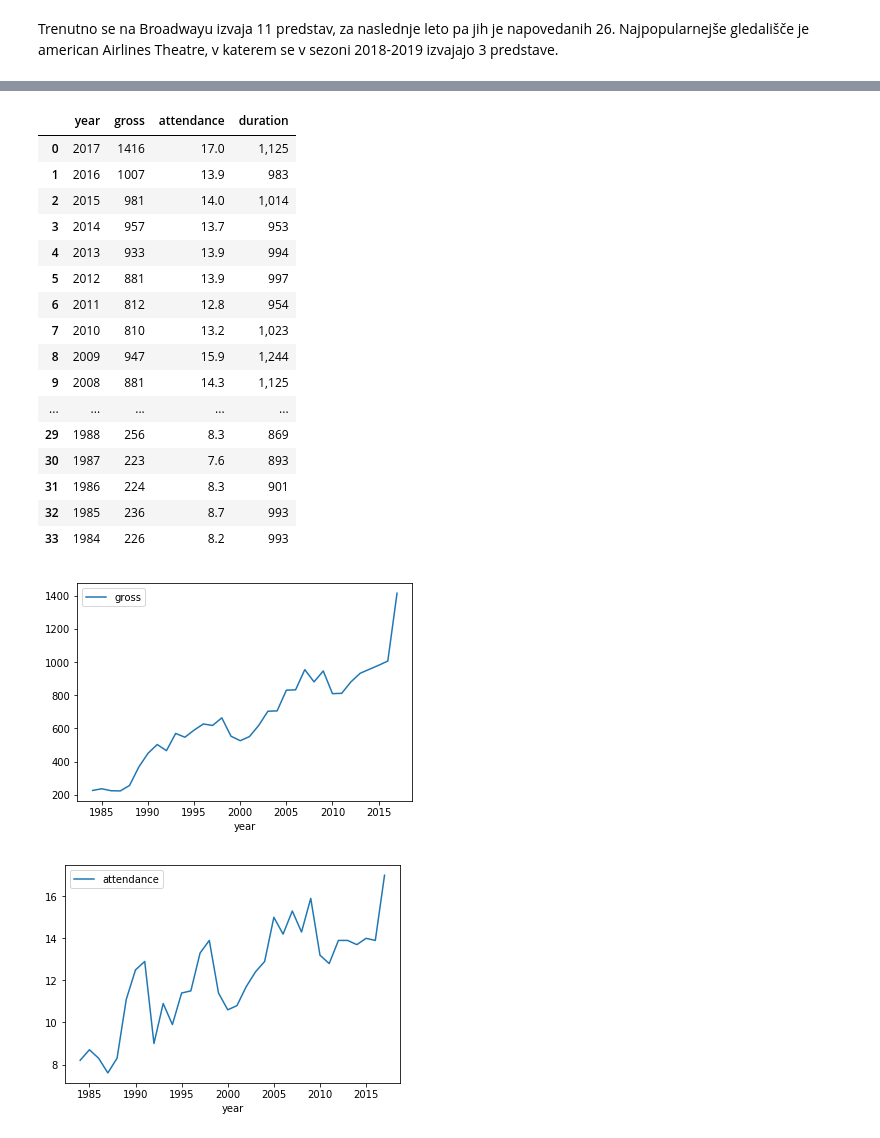
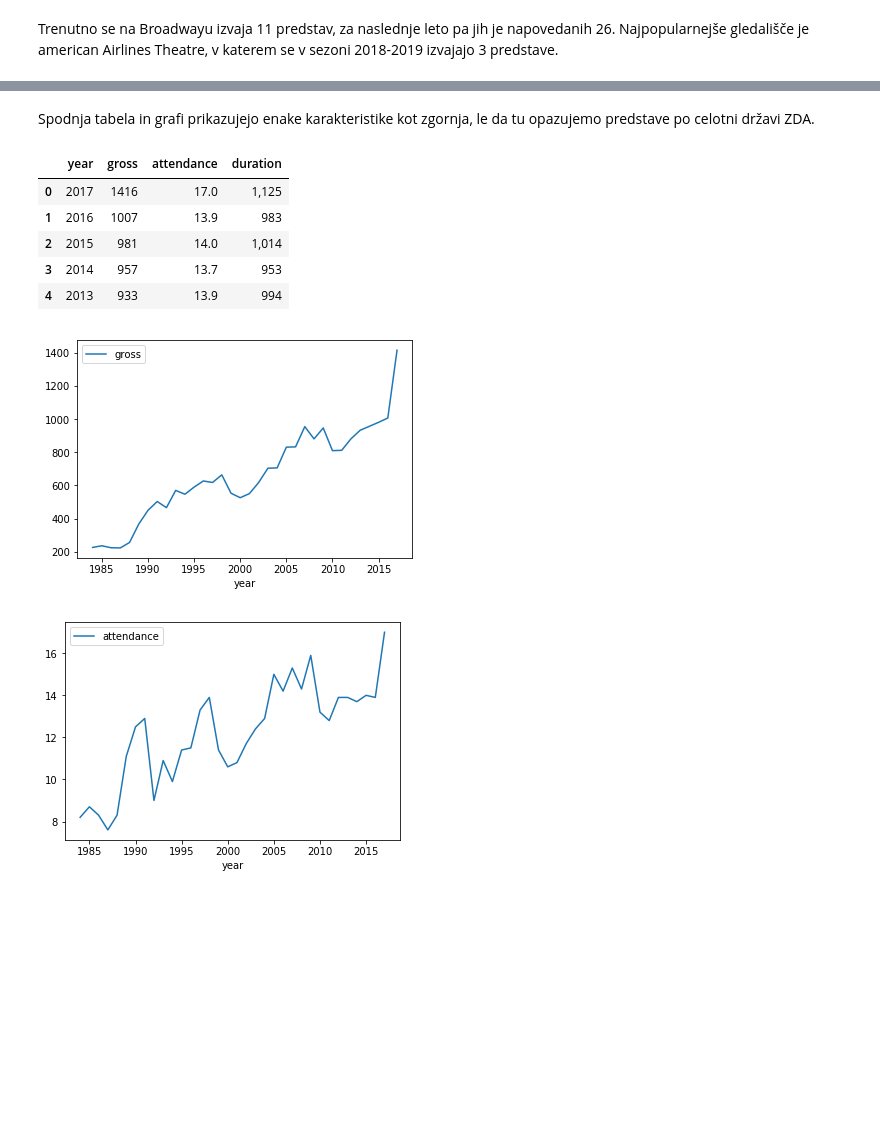
Before and after one commit to ines-silc/projektna-naloga-programiranje-1, a Jupyter notebook: Analiza.ipynb, the cells around one changed output, grey strips where cells are left out. Cells and saved outputs as stored; diff of their text form; code cells hidden in the pictures; blank space fills up the shorter version.

```diff
--- a/Analiza.ipynb
+++ b/Analiza.ipynb
@@ -47,29 +47,20 @@ u.broadway_statistika.head()
 [figure]
 [figure]
 [figure]
+# %% [markdown]
+Spodnja tabela in grafi prikazujejo enake karakteristike kot zgornja, le da tu opazujemo predstave po celotni državi ZDA.
 # %%
 #dobiček
-rdobicek = regional_statistika.plot(kind = 'line', x = 'year', y = 'gross')
+rdobicek = u.regional_statistika.plot(kind = 'line', x = 'year', y = 'gross')
 #prisotnost
-rprisotnost = regional_statistika.plot(kind = 'line', x = 'year', y = 'attendance')
-regional_statistika
+rprisotnost = u.regional_statistika.plot(kind = 'line', x = 'year', y = 'attendance')
+u.regional_statistika.head()
 # %% [output]
 |  | year | gross | attendance | duration |
 | 0 | 2017 | 1416 | 17.0 | 1,125 |
 | 1 | 2016 | 1007 | 13.9 | 983 |
 | 2 | 2015 | 981 | 14.0 | 1,014 |
 | 3 | 2014 | 957 | 13.7 | 953 |
 | 4 | 2013 | 933 | 13.9 | 994 |
-| 5 | 2012 | 881 | 13.9 | 997 |
-| 6 | 2011 | 812 | 12.8 | 954 |
-| 7 | 2010 | 810 | 13.2 | 1,023 |
-| 8 | 2009 | 947 | 15.9 | 1,244 |
-| 9 | 2008 | 881 | 14.3 | 1,125 |
-| ... | ... | ... | ... | ... |
-| 29 | 1988 | 256 | 8.3 | 869 |
-| 30 | 1987 | 223 | 7.6 | 893 |
-| 31 | 1986 | 224 | 8.3 | 901 |
-| 32 | 1985 | 236 | 8.7 | 993 |
-| 33 | 1984 | 226 | 8.2 | 993 |
 [figure]
 [figure]
```
Also changed, not shown: parts of 14 cells of this notebook, 2 other files.
